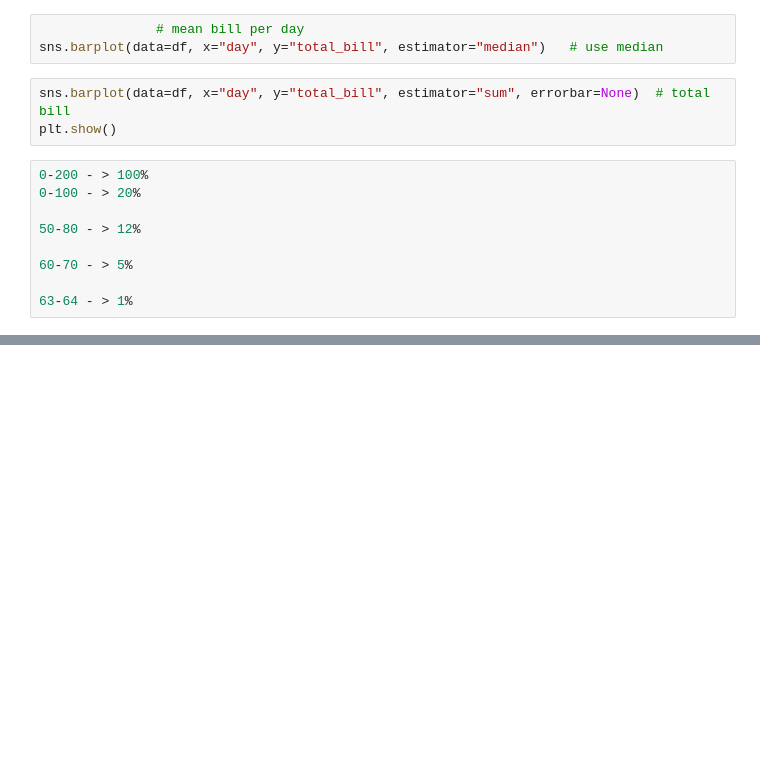
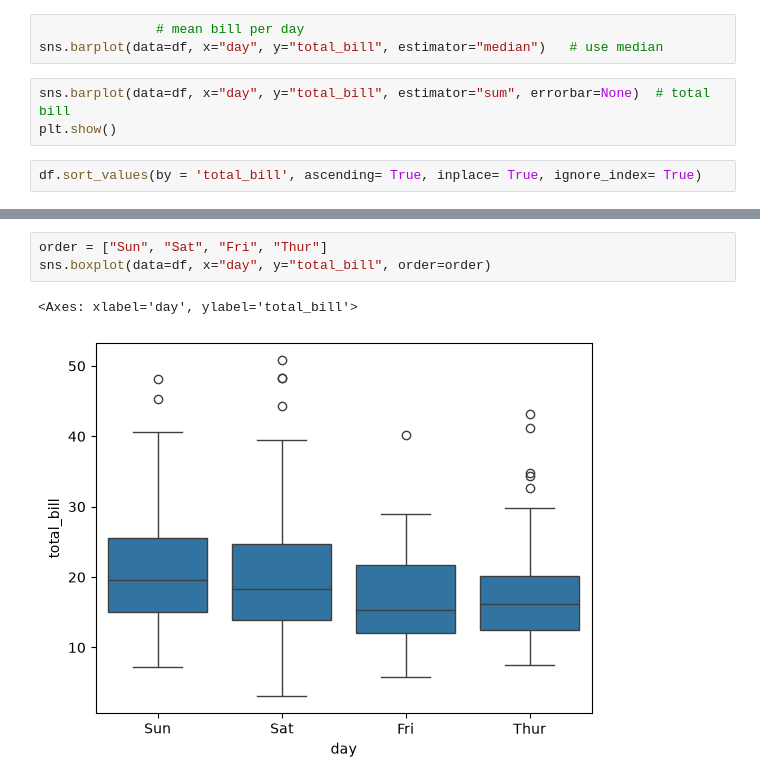
Before and after one commit to Bhawani0038/Python-Complete-Content, a Jupyter notebook: 24_seaborn/sample.ipynb, the cells around one changed output, grey strips where cells are left out. Cells and saved outputs as stored; diff of their text form; blank space fills up the shorter version.

```diff
--- a/24_seaborn/sample.ipynb
+++ b/24_seaborn/sample.ipynb
@@ -100,11 +61,4 @@ sns.barplot(data=df, x="day", y="total_bill", estimator="median")   # use median
 sns.barplot(data=df, x="day", y="total_bill", estimator="sum", errorbar=None)  # total bill
 plt.show()
 # %%
-0-200 - > 100%
-0-100 - > 20%
-
-50-80 - > 12%
-
-60-70 - > 5%
-
-63-64 - > 1%
+df.sort_values(by = 'total_bill', ascending= True, inplace= True, ignore_index= True)
@@ -110,0 +96,6 @@ plt.show()
+# %%
+order = ["Sun", "Sat", "Fri", "Thur"]
+sns.boxplot(data=df, x="day", y="total_bill", order=order)
+# %% [output]
+<Axes: xlabel='day', ylabel='total_bill'>
+[figure, added]
```
Also changed, not shown: parts of 25 cells of this notebook, 4 other files.
